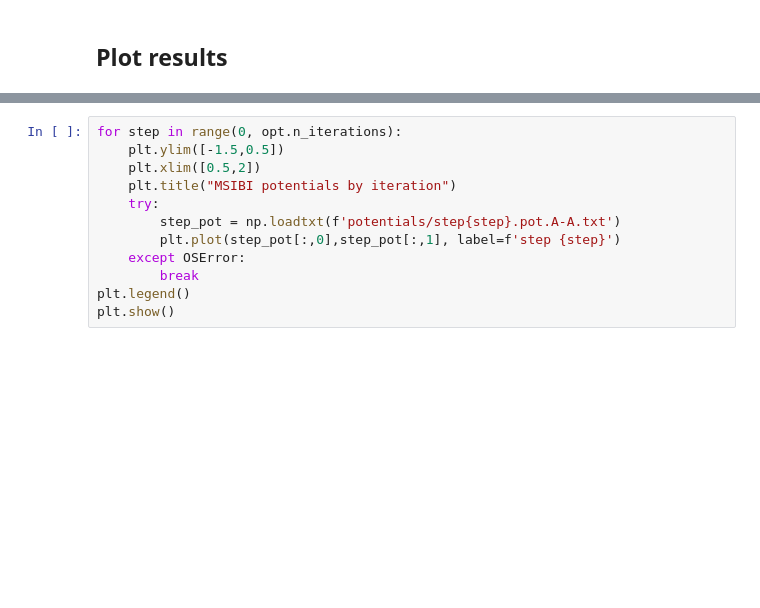
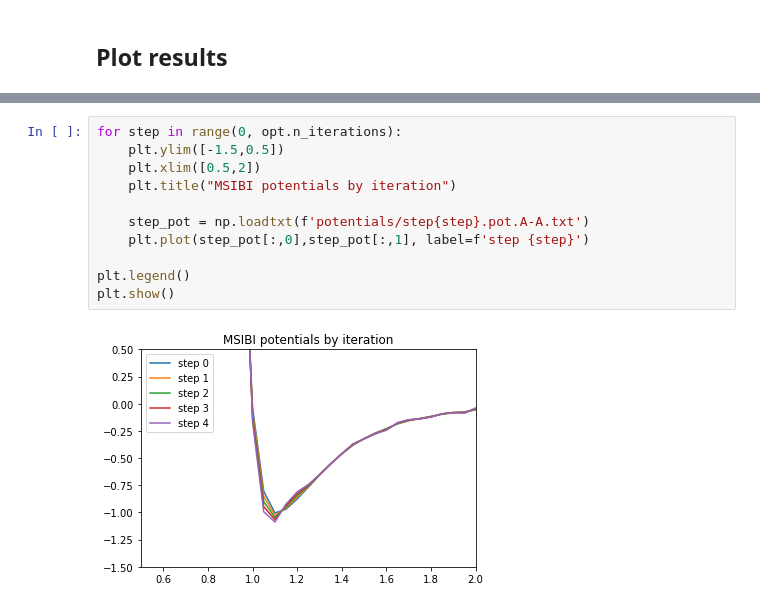
Before and after one commit to mosdef-hub/msibi, a Jupyter notebook: msibi/tutorials/lj/LJ_Tutorial.ipynb, the cells around one changed output, grey strips where cells are left out. Drawn from its saved outputs; the diff is of its cells as text; blank space fills up the shorter version.

```diff
--- a/msibi/tutorials/lj/LJ_Tutorial.ipynb
+++ b/msibi/tutorials/lj/LJ_Tutorial.ipynb
@@ -169,12 +190,13 @@ for state in states:
 # %%
 for step in range(0, opt.n_iterations):
     plt.ylim([-1.5,0.5])
     plt.xlim([0.5,2])
     plt.title("MSIBI potentials by iteration")
-    try:
-        step_pot = np.loadtxt(f'potentials/step{step}.pot.A-A.txt')
-        plt.plot(step_pot[:,0],step_pot[:,1], label=f'step {step}')
-    except OSError:
-        break
+
+    step_pot = np.loadtxt(f'potentials/step{step}.pot.A-A.txt')
+    plt.plot(step_pot[:,0],step_pot[:,1], label=f'step {step}')
+
 plt.legend()
 plt.show()
+# %% [output]
+[figure, added]
```
Also changed, not shown: parts of 8 cells of this notebook.
